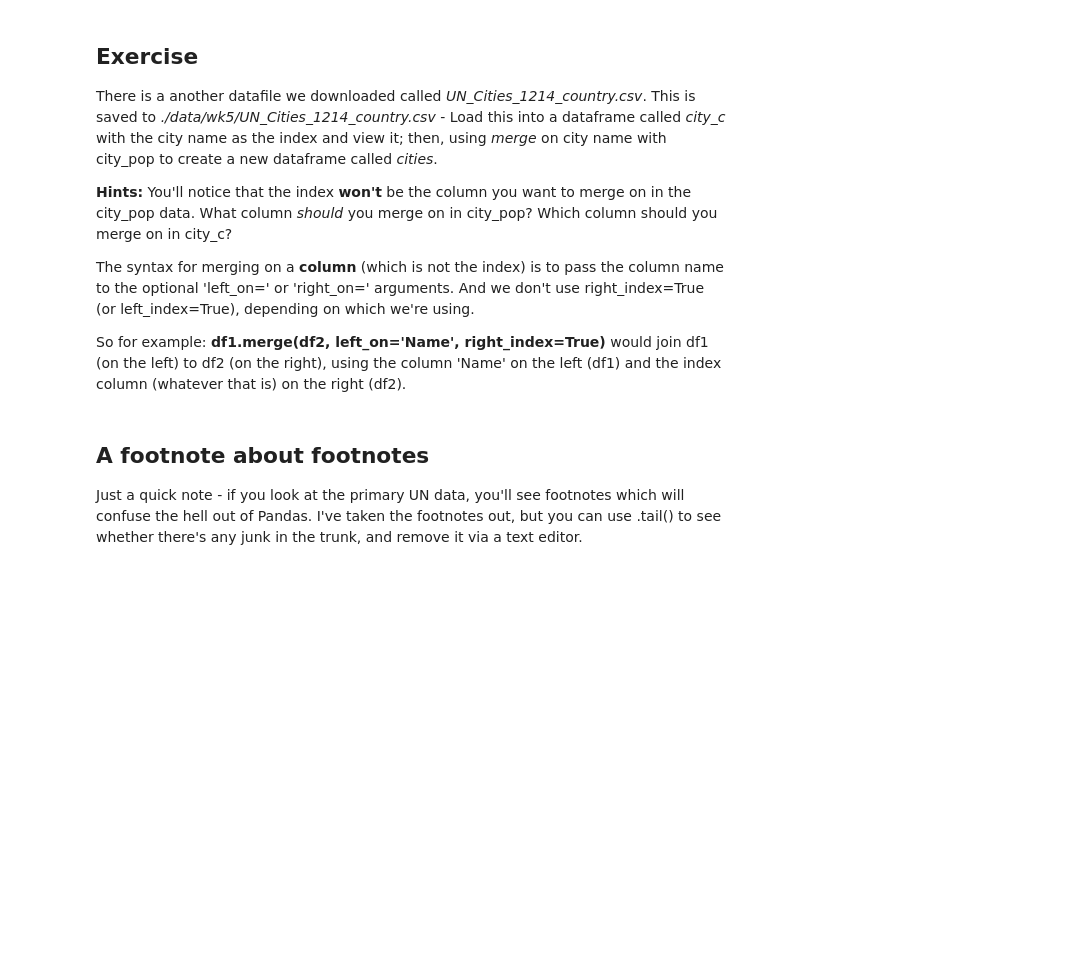
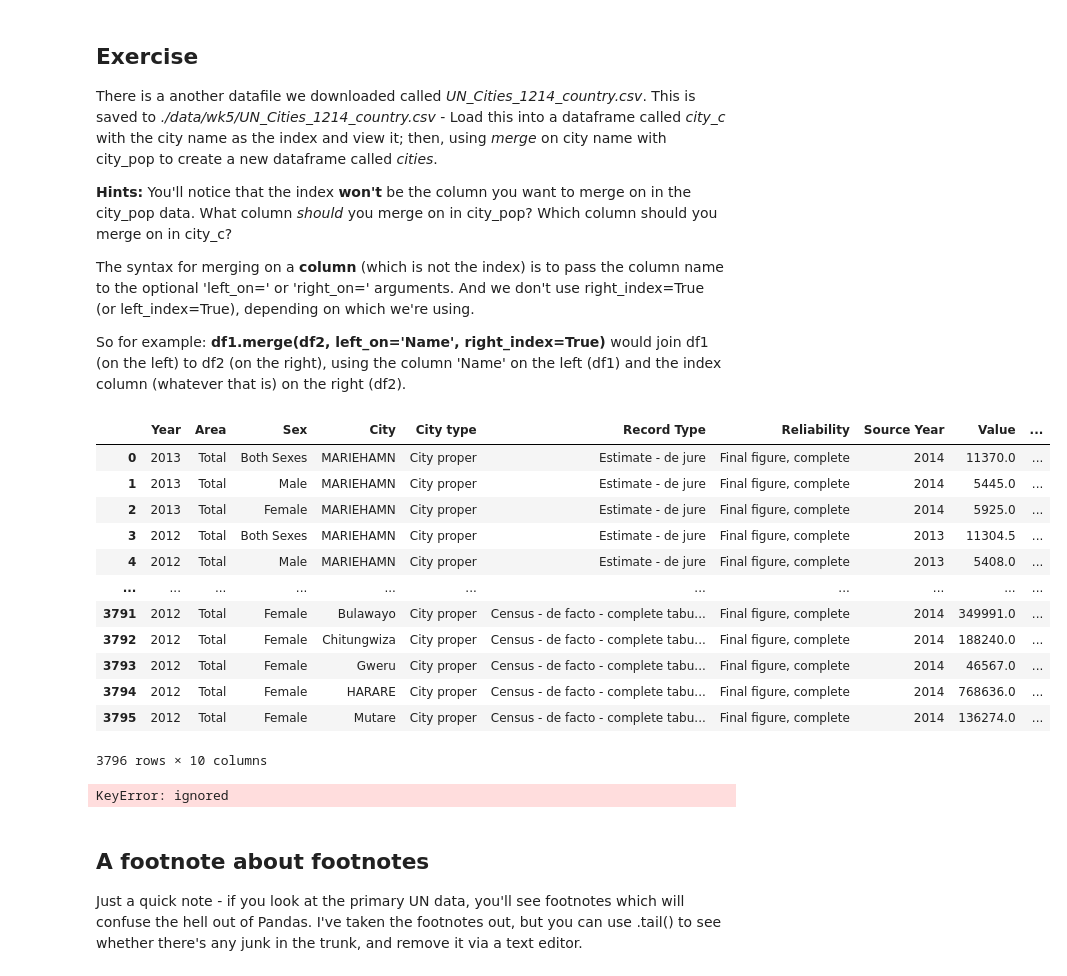
Before and after one commit to khou128/QM2, a Jupyter notebook: notebooks/W06. Merging and Joining.ipynb, the cells around one changed output. Saved outputs shown, nothing was run; the diff lists cells and outputs as text; code cells hidden in the pictures; blank space fills up the shorter version.

```diff
--- a/notebooks/W06. Merging and Joining.ipynb
+++ b/notebooks/W06. Merging and Joining.ipynb
@@ -393,6 +401,29 @@ You'll notice that the index **won't** be the column you want to merge on in the
 The syntax for merging on a **column** (which is not the index) is to pass the column name to the optional 'left_on=' or 'right_on=' arguments. And we don't use right_index=True (or left_index=True), depending on which we're using.
 
 So for example: **df1.merge(df2, left_on='Name', right_index=True)** would join df1 (on the left) to df2 (on the right), using the column 'Name' on the left (df1) and the index column (whatever that is) on the right (df2).
+# %%
+file_path = './data/wk5/UN_Cities_1214_country.csv'
+city_c = pd.read_csv(data_path, encoding='latin1')
+city_c
+# %% [output]
+|  | Year | Area | Sex | City | City type | Record Type | Reliability | Source Year | Value | ... |
+| 0 | 2013 | Total | Both Sexes | MARIEHAMN | City proper | Estimate - de jure | Final figure, complete | 2014 | 11370.0 | ... |
+| 1 | 2013 | Total | Male | MARIEHAMN | City proper | Estimate - de jure | Final figure, complete | 2014 | 5445.0 | ... |
+| 2 | 2013 | Total | Female | MARIEHAMN | City proper | Estimate - de jure | Final figure, complete | 2014 | 5925.0 | ... |
+| 3 | 2012 | Total | Both Sexes | MARIEHAMN | City proper | Estimate - de jure | Final figure, complete | 2013 | 11304.5 | ... |
+| 4 | 2012 | Total | Male | MARIEHAMN | City proper | Estimate - de jure | Final figure, complete | 2013 | 5408.0 | ... |
+| ... | ... | ... | ... | ... | ... | ... | ... | ... | ... | ... |
+| 3791 | 2012 | Total | Female | Bulawayo | City proper | Census - de facto - complete tabu... | Final figure, complete | 2014 | 349991.0 | ... |
+| 3792 | 2012 | Total | Female | Chitungwiza | City proper | Census - de facto - complete tabu... | Final figure, complete | 2014 | 188240.0 | ... |
+| 3793 | 2012 | Total | Female | Gweru | City proper | Census - de facto - complete tabu... | Final figure, complete | 2014 | 46567.0 | ... |
+| 3794 | 2012 | Total | Female | HARARE | City proper | Census - de facto - complete tabu... | Final figure, complete | 2014 | 768636.0 | ... |
+| 3795 | 2012 | Total | Female | Mutare | City proper | Census - de facto - complete tabu... | Final figure, complete | 2014 | 136274.0 | ... |
+3796 rows × 10 columns
+# %%
+cities = pd.merge(city_c, city_pop, on='city name')
+cities
+# %% [output]
+KeyError: ignored
 # %% [markdown]
 ## A footnote about footnotes
 
```
Also changed, not shown: parts of 22 cells of this notebook.
